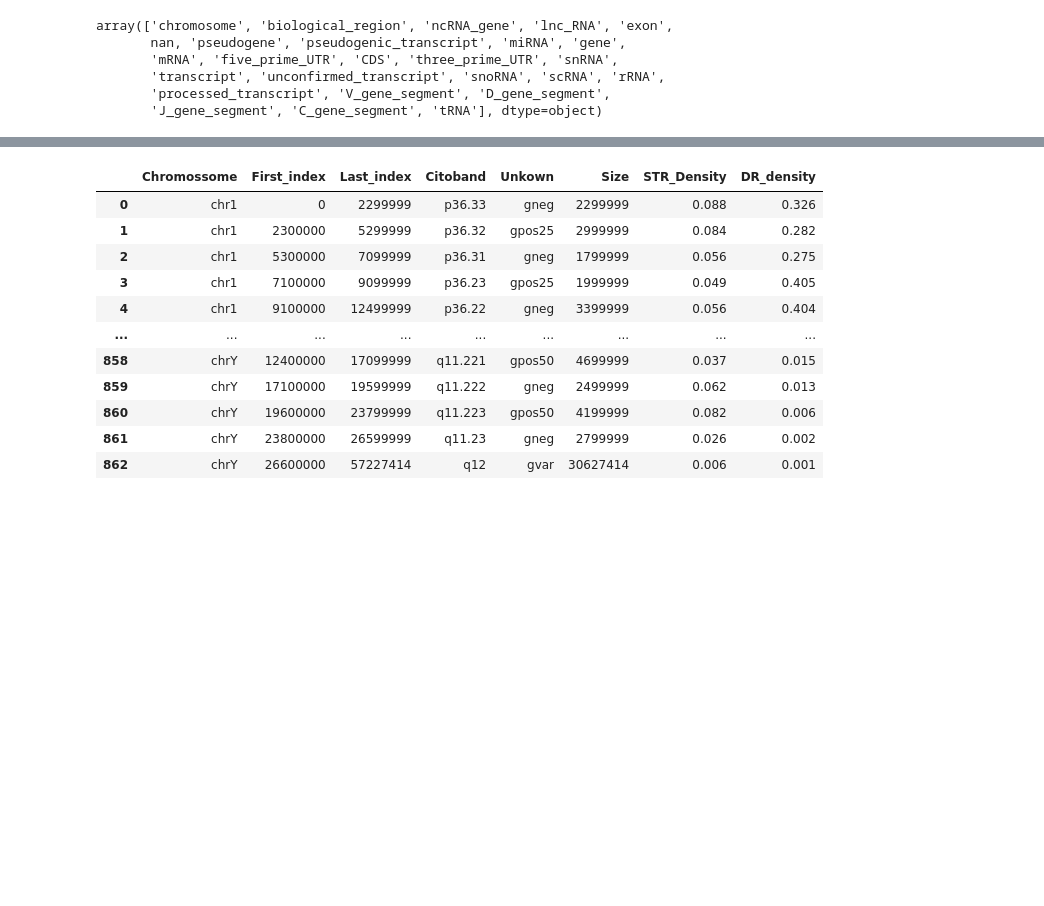
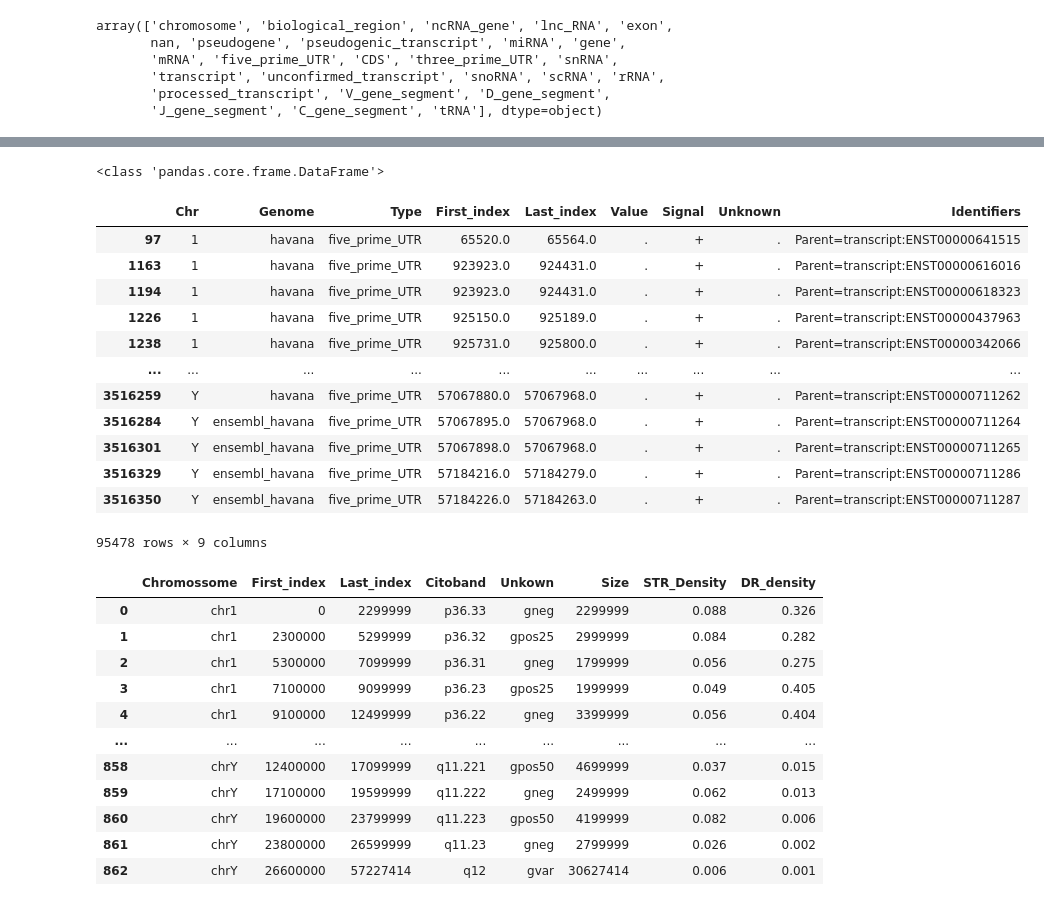
Before and after one commit to AndreSantos2000/A_map_of_privacy-sensitivity_in_human_genomes, a Jupyter notebook: jupyter_scripts/diseaseGenes/DG_densities.ipynb, the cells around one changed output, grey strips where cells are left out. Saved outputs shown, nothing was run; the diff lists cells and outputs as text; code cells hidden in the pictures; blank space fills up the shorter version.

Commit message:
DGs overlaping of transcripts solution development
-still inconsitancy in results
-problem yet to be pinpointed

```diff
--- a/jupyter_scripts/diseaseGenes/DG_densities.ipynb
+++ b/jupyter_scripts/diseaseGenes/DG_densities.ipynb
@@ -173,3 +48,63 @@ tanscripts_df = None
+# %%
+def transcripts_NoOverlaps(element_type = "CDS"):
+    element_df = tanscripts_df.loc[tanscripts_df['Type'] == element_type]
+    elements_dict = {}
+    #elements_dict.update({"header": element_df.columns.tolist()})
+    count = 0
+    for row in element_df.index:
+        identifiers = element_df["Identifiers"][row]
+        transcript_id = identifiers.split(";")[0]
+        transcript_length = element_df["Last_index"][row] - element_df["First_index"][row]
+        if transcript_id not in elements_dict.keys():
+        #if elements_dict.get(transcript_id) == None:
+            #elements_dict.update({transcript_id: (element_df.values[row], transcript_length)})
+            elements_dict.update({transcript_id: (element_df.iloc[[count]], transcript_length)})
+        else:
+            #print("resolving overlap...")
+            if transcript_length > elements_dict[transcript_id][1]:
+                #elements_dict.update({transcript_id: (element_df.values[row], transcript_length)})
+                elements_dict.update({transcript_id: (element_df.iloc[[count]], transcript_length)})
+        count+=1
+
+    #transcripts_matrix = []
+    #for value in elements_dict.values():
+    #    transcripts_matrix.append(value[0])
+    return elements_dict
+    #return pd.DataFrame(elements_dict.values())
+    #return pd.DataFrame(transcripts_matrix)
+# %%
+def transcripts_dict_toDF(dictionary):
+    transcripts_matrix = []
+    concat_list = []
+    for value in dictionary.values():
+        concat_list.append(value[0])
+    return pd.concat(concat_list)
+# %%
+fivePrime_UTR_dict = transcripts_NoOverlaps("five_prime_UTR")
+# %%
+for value in fivePrime_UTR_dict.values():
+    print(type(value[0]))
+    break
+# %% [output]
+<class 'pandas.core.frame.DataFrame'>
+# %%
+UTR5_noOverlaps_df = transcripts_dict_toDF(fivePrime_UTR_dict)
+# %%
+UTR5_noOverlaps_df
+# %% [output]
+|  | Chr | Genome | Type | First_index | Last_index | Value | Signal | Unknown | Identifiers |
+| 97 | 1 | havana | five_prime_UTR | 65520.0 | 65564.0 | . | + | . | Parent=transcript:ENST00000641515 |
+| 1163 | 1 | havana | five_prime_UTR | 923923.0 | 924431.0 | . | + | . | Parent=transcript:ENST00000616016 |
+| 1194 | 1 | havana | five_prime_UTR | 923923.0 | 924431.0 | . | + | . | Parent=transcript:ENST00000618323 |
+| 1226 | 1 | havana | five_prime_UTR | 925150.0 | 925189.0 | . | + | . | Parent=transcript:ENST00000437963 |
+| 1238 | 1 | havana | five_prime_UTR | 925731.0 | 925800.0 | . | + | . | Parent=transcript:ENST00000342066 |
+| ... | ... | ... | ... | ... | ... | ... | ... | ... | ... |
+| 3516259 | Y | havana | five_prime_UTR | 57067880.0 | 57067968.0 | . | + | . | Parent=transcript:ENST00000711262 |
+| 3516284 | Y | ensembl_havana | five_prime_UTR | 57067895.0 | 57067968.0 | . | + | . | Parent=transcript:ENST00000711264 |
+| 3516301 | Y | ensembl_havana | five_prime_UTR | 57067898.0 | 57067968.0 | . | + | . | Parent=transcript:ENST00000711265 |
+| 3516329 | Y | ensembl_havana | five_prime_UTR | 57184216.0 | 57184279.0 | . | + | . | Parent=transcript:ENST00000711286 |
+| 3516350 | Y | ensembl_havana | five_prime_UTR | 57184226.0 | 57184263.0 | . | + | . | Parent=transcript:ENST00000711287 |
+95478 rows × 9 columns
 # %%
 def element_matrix(chromosomes_df, sequence_df):
     """
```
Also changed, not shown: parts of 21 cells of this notebook, 2 other files.
